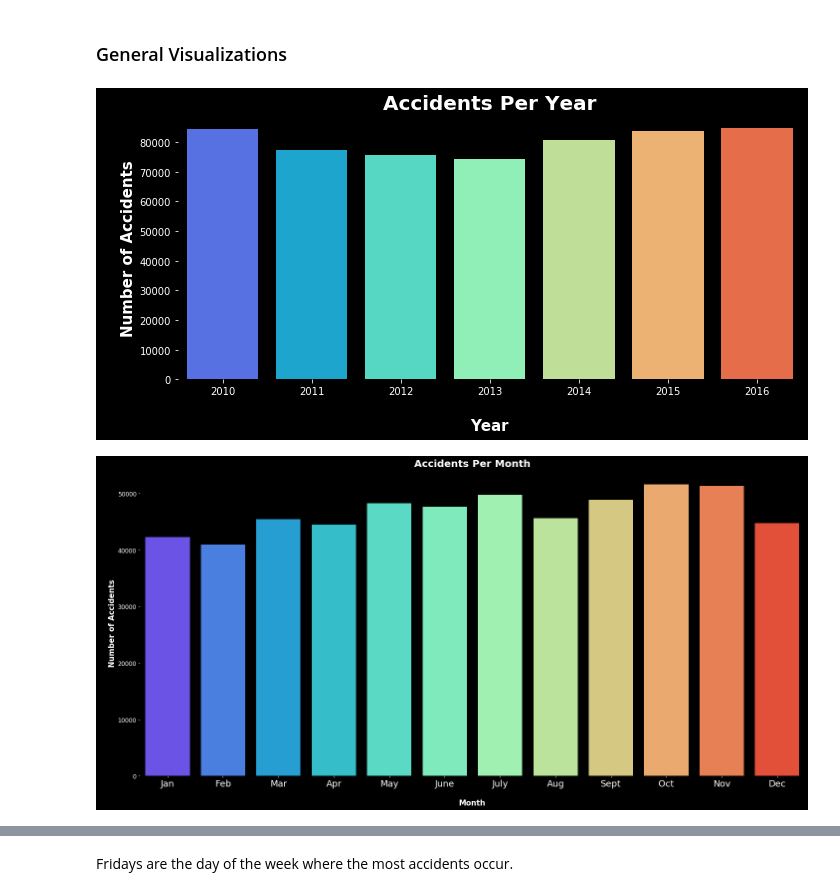
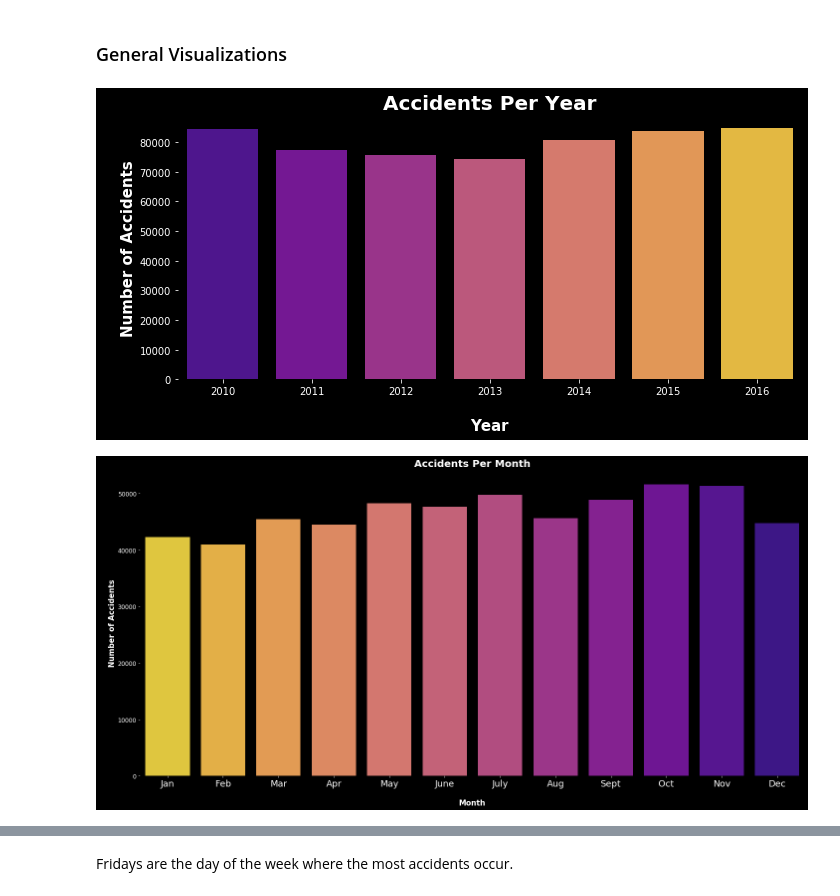
Before and after one commit to GenTaylor/Traffic-Accident-Analysis, a Jupyter notebook: uk-road-safety-accidents-and-vehicles.ipynb, the cells around one changed output, grey strips where cells are left out. Drawn from its saved outputs; the diff is of its cells as text; code cells hidden in the pictures.

```diff
--- a/uk-road-safety-accidents-and-vehicles.ipynb
+++ b/uk-road-safety-accidents-and-vehicles.ipynb
@@ -1055,7 +1053,7 @@ accidentsperyear = df.groupby(['year'])['accident_index'].count()
 # prepare plot
 plt.style.use('dark_background')
 plt.figure(figsize=(10,5))
-colors = sns.color_palette("rainbow", n_colors=7)
+colors = sns.color_palette("plasma", n_colors=7)
 sns.barplot(accidentsperyear.index,accidentsperyear.values, palette=colors)
 sns.despine(top=True, right=True, left=True, bottom=True)
 plt.title("Accidents Per Year",fontsize=20,fontweight="bold")
@@ -1064,27 +1062,27 @@ plt.ylabel("\nNumber of Accidents", fontsize=15, fontweight="bold")
 plt.savefig('accidentsperyear.png')
 plt.tight_layout()
 # %% [output]
-[figure, old version]
+[figure, new version]
 # %%
 accidentspermonth = df.groupby(['month'])['accident_index'].count()
 
 # prepare plot
 plt.style.use('dark_background')
 plt.figure(figsize=(20,10))
-colors = sns.color_palette("rainbow", n_colors=12)
+colors = sns.color_palette("plasma_r", n_colors=12)
 mt=sns.barplot(accidentspermonth.index,accidentspermonth.values, palette=colors)
 sns.despine(top=True, right=True, left=True, bottom=True)
 #ax is the axes instance
 group_labels = ['Jan', 'Feb','Mar','Apr','May','June','July','Aug','Sept','Oct','Nov','Dec' ]
 
 mt.set_xticklabels(group_labels)
 plt.title("Accidents Per Month",fontsize=20,fontweight="bold")
 plt.xticks(fontsize=18)
 plt.yticks(fontsize=12)
 plt.xlabel("\nMonth", fontsize=15, fontweight="bold")
 plt.ylabel("\nNumber of Accidents", fontsize=15, fontweight="bold")
 plt.savefig('accidentspermonth.png')
 plt.tight_layout()
 # %% [output]
-[figure, old version]
+[figure, new version]
 # %%
```
Also changed, not shown: parts of 13 cells of this notebook, 1 other file.
